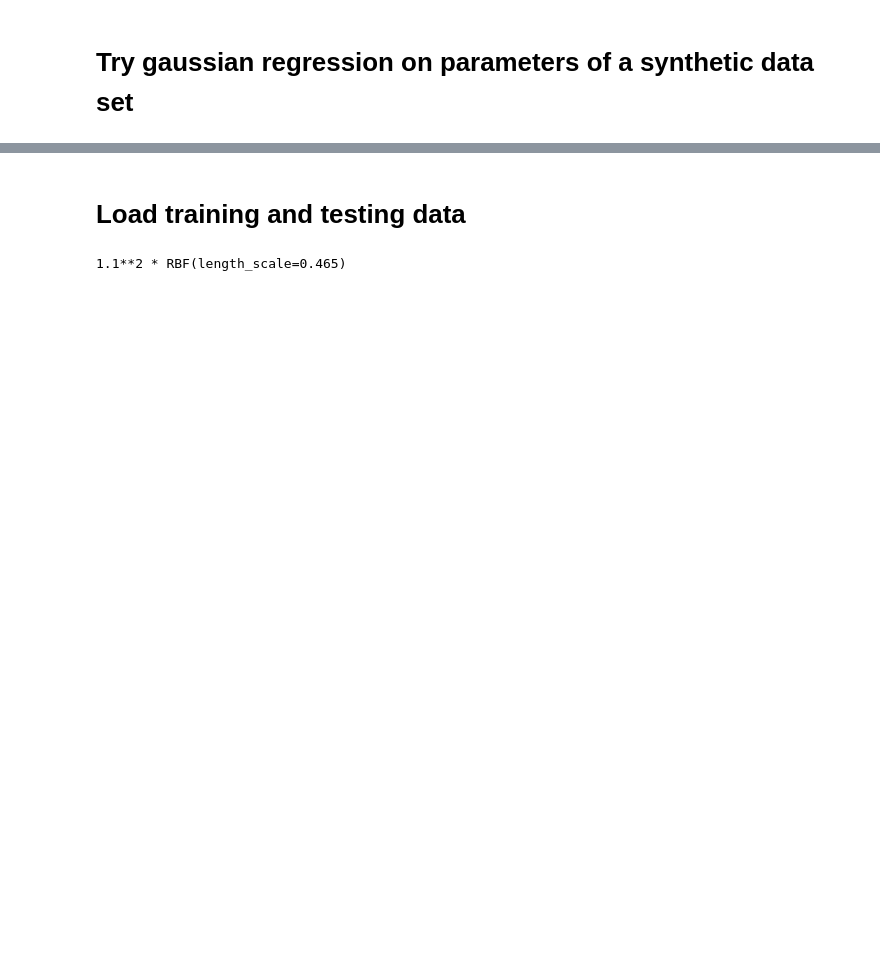
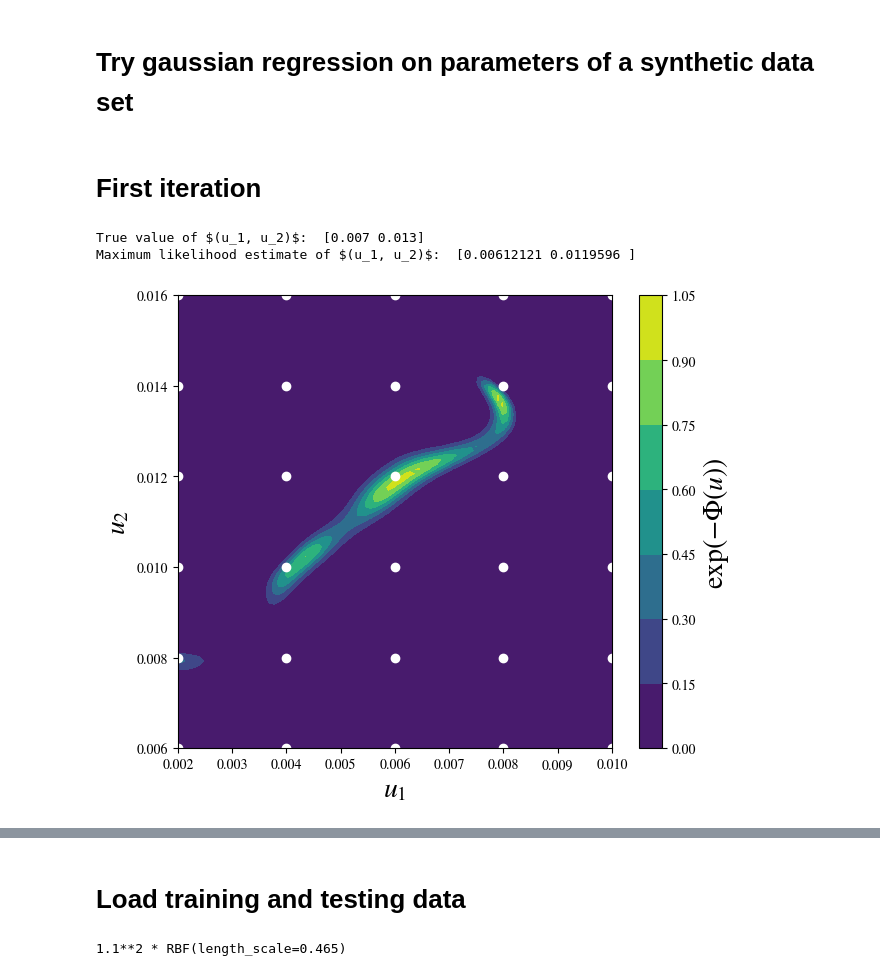
Before and after one commit to Shengduo/GPRWorkingField, a Jupyter notebook: GPR_SlipRateHistory.ipynb, the cells around one changed output, grey strips where cells are left out. Saved outputs shown, nothing was run; the diff lists cells and outputs as text; code cells hidden in the pictures; blank space fills up the shorter version.

```diff
--- a/GPR_SlipRateHistory.ipynb
+++ b/GPR_SlipRateHistory.ipynb
@@ -3,9 +3,19 @@
 # %%
 # Import packages
 import numpy as np
+import scipy.io as sio
 
 # Import Gaussian-regression related functions
 from sklearn.gaussian_process import GaussianProcessRegressor
 from sklearn.gaussian_process.kernels import RBF
+
+# Pre-process the data
+from sklearn import preprocessing
+
+# Plot figure
+from matplotlib import pyplot as plt
+from matplotlib import cm
+import matplotlib
+from matplotlib.ticker import LinearLocator
+matplotlib.rcParams['mathtext.fontset'] = 'stix'
+matplotlib.rcParams['font.family'] = 'STIXGeneral'
-# %%
-def GPRPredictor()
@@ -11,0 +103,11 @@ def GPRPredictor()
+# %% [markdown]
+# First iteration
+# %%
+train_path1 = "./data/trainGrid1102.mat"
+test_path = "./data/testGrid1102.mat"
+
+U_scaler1, Y_scaler1, GP1 = GPRPredictor(train_path1, test_path, test_idx = 3, si_eta = 0.1)
+# %% [output]
+True value of $(u_1, u_2)$:  [0.007 0.013]
+Maximum likelihood estimate of $(u_1, u_2)$:  [0.00612121 0.0119596 ]
+[figure, added]
```
Also changed, not shown: parts of 6 cells of this notebook.
